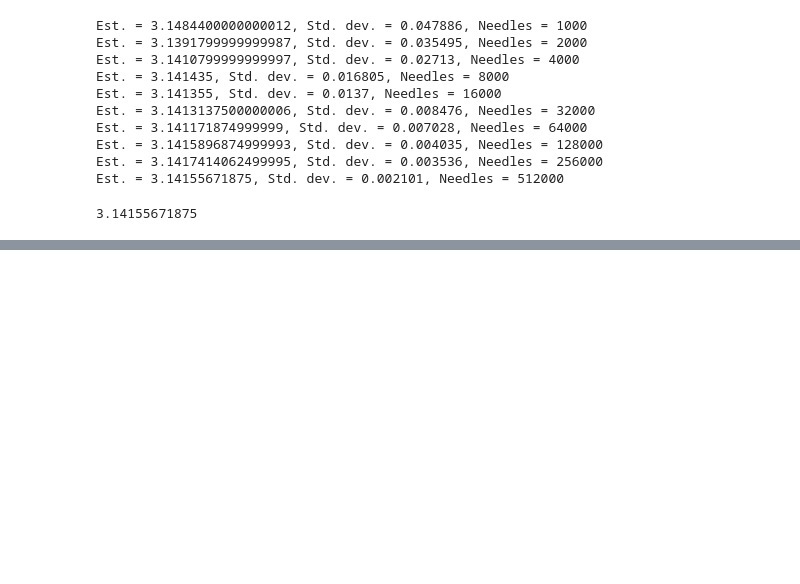
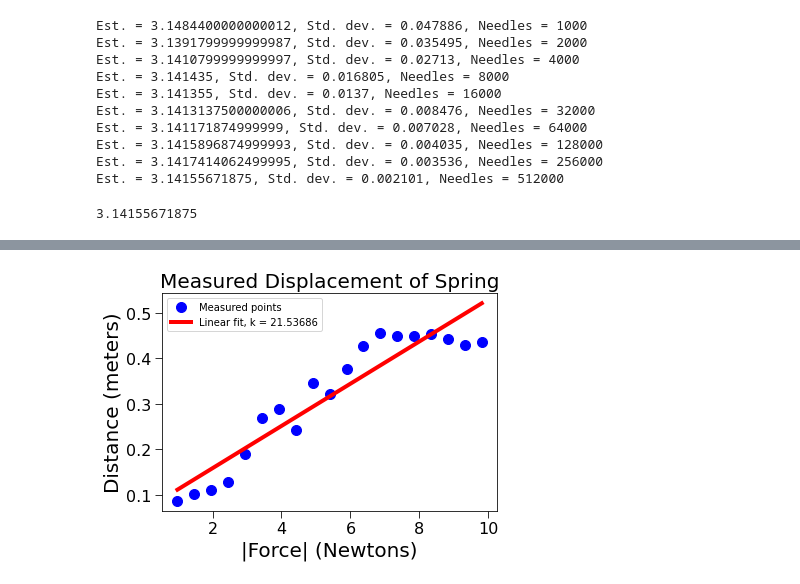
Before and after one commit to Meta-Sean/6.0001, a Jupyter notebook: 6_0002.ipynb, the cells around one changed output, grey strips where cells are left out. Saved outputs shown, nothing was run; the diff lists cells and outputs as text; code cells hidden in the pictures; blank space fills up the shorter version.

```diff
--- a/6_0002.ipynb
+++ b/6_0002.ipynb
@@ -1120,0 +1191,19 @@ Est. = 3.14155671875, Std. dev. = 0.002101, Needles = 512000
+# %%
+def fitData1(fileName):
+    xVals, yVals = getData(fileName)
+    xVals = pylab.array(xVals)
+    yVals = pylab.array(yVals)
+    xVals = xVals*9.81 #get force
+    pylab.plot(xVals, yVals, 'bo',
+               label = 'Measured points')
+    labelPlot()
+    model = pylab.polyfit(xVals, yVals, 1)
+    estYVals = pylab.polyval(model, xVals)
+    pylab.plot(xVals, estYVals, 'r',
+               label = 'Linear fit, k = '
+               + str(round(1/model[0], 5)))
+    pylab.legend(loc = 'best')
+
+fitData1('springData.txt')
+# %% [output]
+[figure, added]
```
Also changed, not shown: parts of 4 cells of this notebook.
